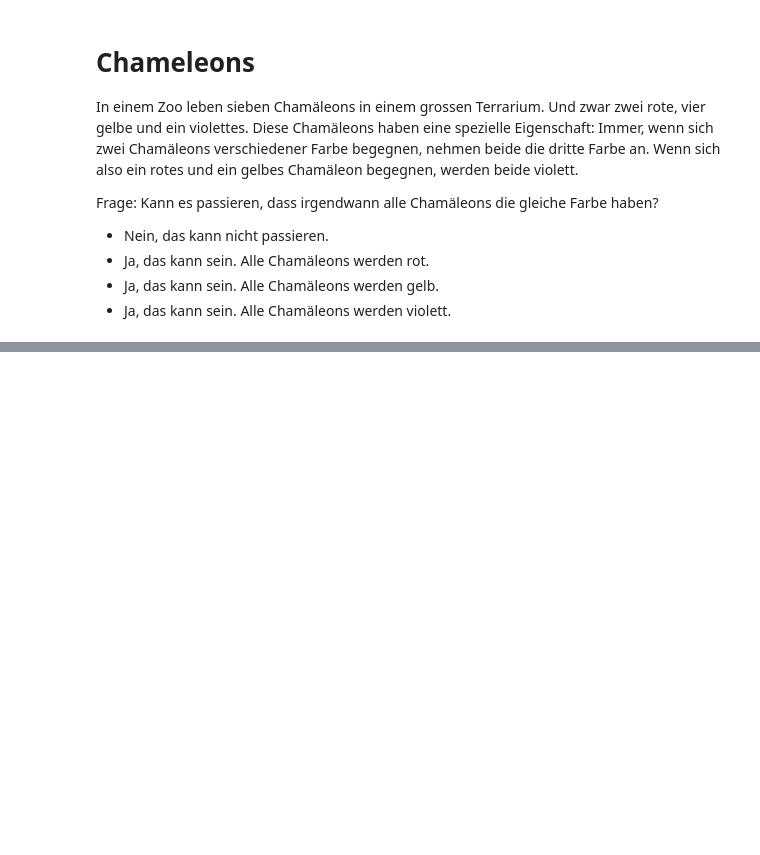
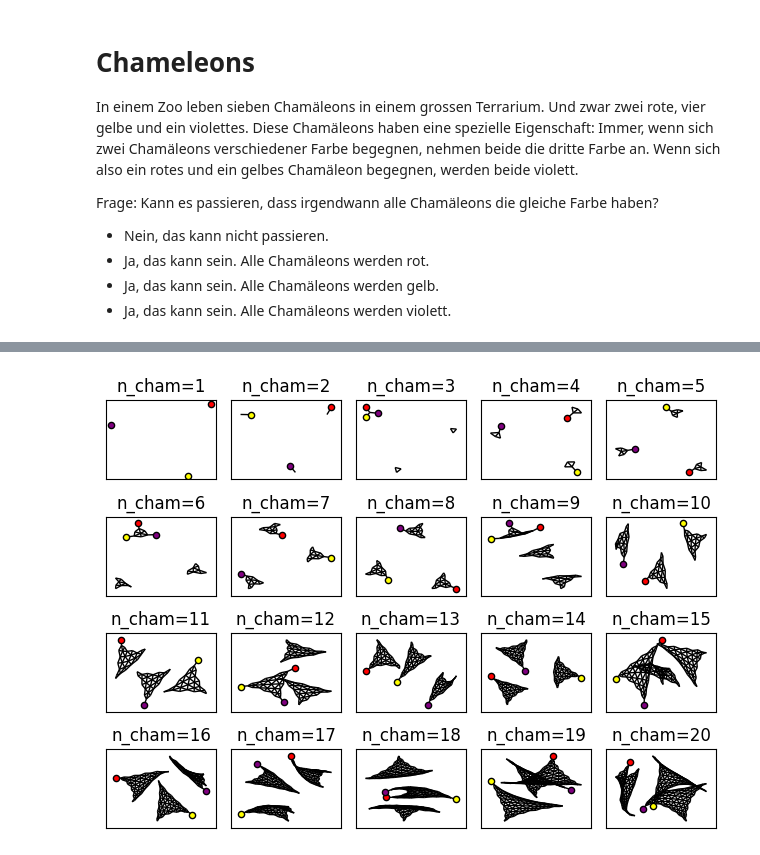
Before and after one commit to ruedi137/ChameleonChromodynamics, a Jupyter notebook: index.ipynb, the cells around one changed output, grey strips where cells are left out. Cells and saved outputs as stored; diff of their text form; code cells hidden in the pictures; blank space fills up the shorter version.

Commit message:
Added graphical exploration

```diff
--- a/index.ipynb
+++ b/index.ipynb
@@ -44,29 +67,0 @@ def build_graph(n_cham):
-# %%
-def draw_cham(graph, init=None):
-    "Draw the chameleon dynamics graph"
-    pos = nx.spring_layout(graph.to_undirected(), seed=99)
-    options = {'node_size': 20}
-
-    # nodes:
-    #nx.draw_networkx_nodes(graph, pos, **options)
-    for i,j in [
-        ((n_cham,0,0), 'red'),
-        ((0,n_cham,0), 'yellow'),
-        ((0,0,n_cham), 'purple')
-        ]:
-        nx.draw_networkx_nodes(graph, pos, nodelist=[i], node_color=j, **options)
-
-    # edges:
-    nx.draw_networkx_edges(graph.to_undirected(), pos)
-
-    if init:
-        nx.draw_networkx_nodes(graph, pos, nodelist=[init], node_color='black', **options)
-
-
-# example:
-n_cham = 7
-init7 = (2,4,1)
-
-graph7 = build_graph(n_cham)
-draw_cham(graph7, init7)
-nx.number_weakly_connected_components(graph7)
@@ -75,0 +91,13 @@ nx.number_weakly_connected_components(graph7)
+# %%
+nrows = 4
+ncols = 5
+
+fig, axes = plt.subplots(nrows, ncols)
+for n_cham, ax in zip(range(1, nrows*ncols+1), np.ravel(axes)):
+    graph = build_graph(n_cham)
+    draw_cham(graph, ax=ax)
+    ax.set_title(f'n_cham={n_cham}')
+fig.tight_layout()
+plt.show()
+# %% [output]
+[figure, added]
```
Also changed, not shown: parts of 6 cells of this notebook.
